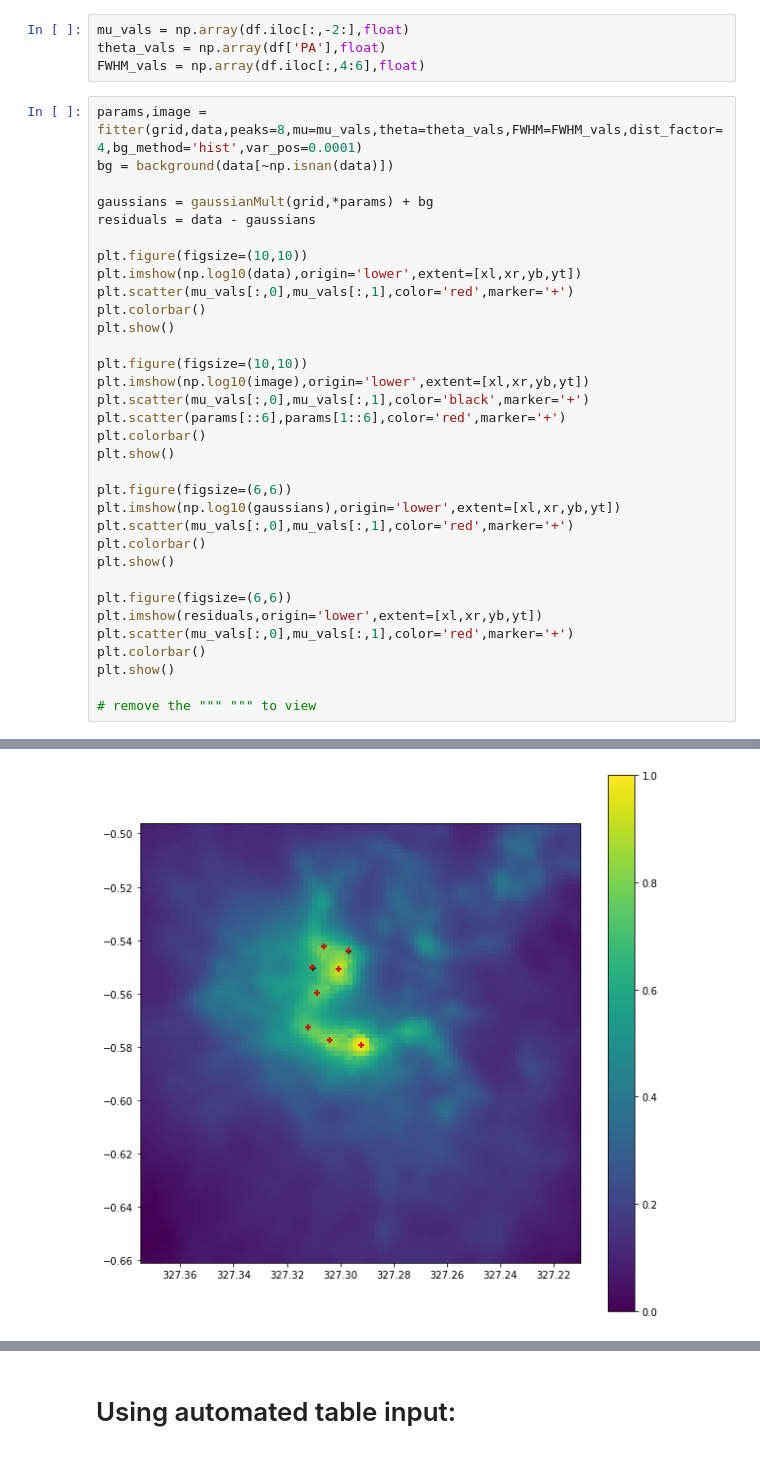
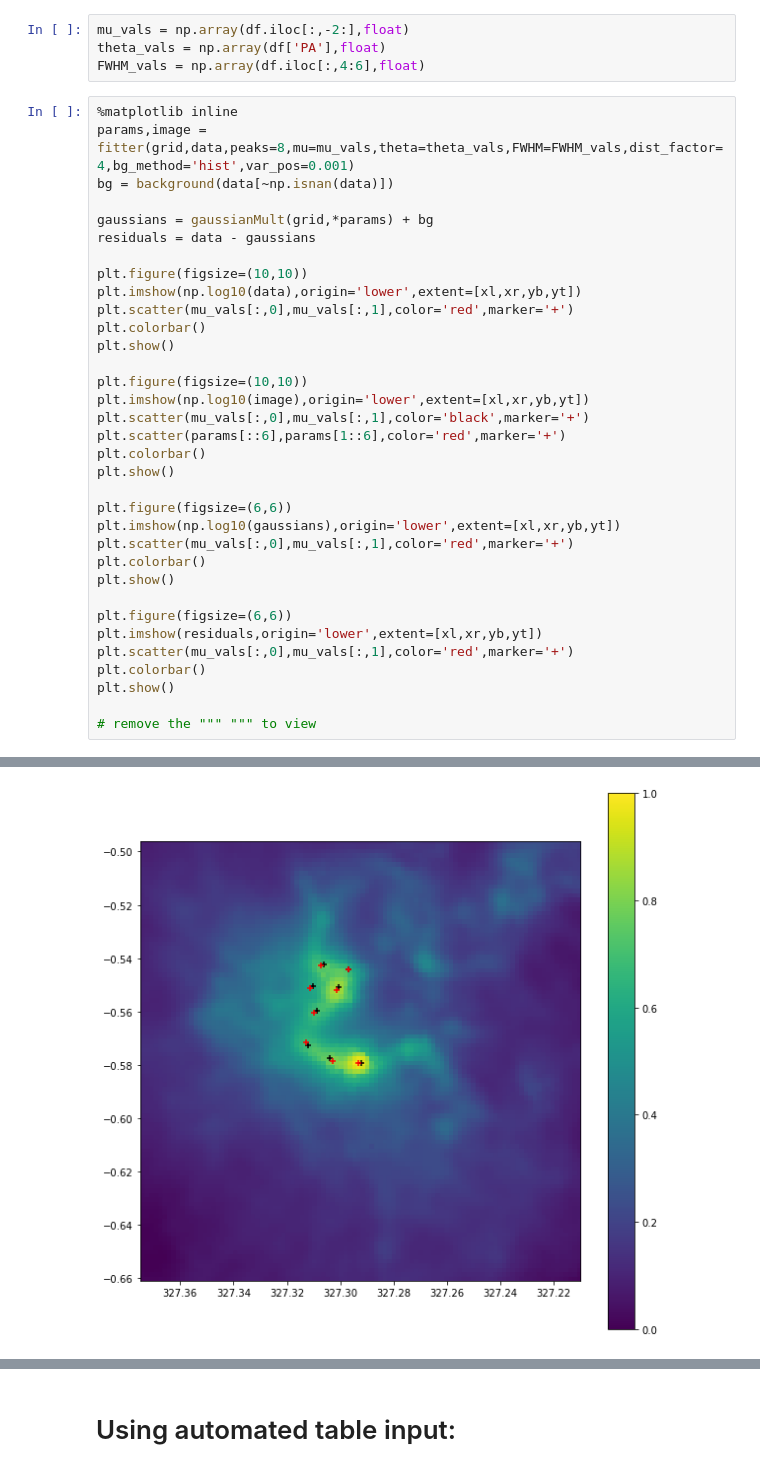
Before and after one commit to martimmcdc/2d-gaussian-fitting, a Jupyter notebook: baseline_reduction_test.ipynb, the cells around one changed output, grey strips where cells are left out. Drawn from its saved outputs; the diff is of its cells as text.

```diff
--- a/baseline_reduction_test.ipynb
+++ b/baseline_reduction_test.ipynb
@@ -68,7 +62,8 @@ mu_vals = np.array(df.iloc[:,-2:],float)
 theta_vals = np.array(df['PA'],float)
 FWHM_vals = np.array(df.iloc[:,4:6],float)
 # %%
-params,image = fitter(grid,data,peaks=8,mu=mu_vals,theta=theta_vals,FWHM=FWHM_vals,dist_factor=4,bg_method='hist',var_pos=0.0001)
+%matplotlib inline
+params,image = fitter(grid,data,peaks=8,mu=mu_vals,theta=theta_vals,FWHM=FWHM_vals,dist_factor=4,bg_method='hist',var_pos=0.001)
 bg = background(data[~np.isnan(data)])
 
 gaussians = gaussianMult(grid,*params) + bg
@@ -76,32 +71,32 @@ residuals = data - gaussians
 
 plt.figure(figsize=(10,10))
 plt.imshow(np.log10(data),origin='lower',extent=[xl,xr,yb,yt])
 plt.scatter(mu_vals[:,0],mu_vals[:,1],color='red',marker='+')
 plt.colorbar()
 plt.show()
 
 plt.figure(figsize=(10,10))
 plt.imshow(np.log10(image),origin='lower',extent=[xl,xr,yb,yt])
 plt.scatter(mu_vals[:,0],mu_vals[:,1],color='black',marker='+')
 plt.scatter(params[::6],params[1::6],color='red',marker='+')
 plt.colorbar()
 plt.show()
 
 plt.figure(figsize=(6,6))
 plt.imshow(np.log10(gaussians),origin='lower',extent=[xl,xr,yb,yt])
 plt.scatter(mu_vals[:,0],mu_vals[:,1],color='red',marker='+')
 plt.colorbar()
 plt.show()
 
 plt.figure(figsize=(6,6))
 plt.imshow(residuals,origin='lower',extent=[xl,xr,yb,yt])
 plt.scatter(mu_vals[:,0],mu_vals[:,1],color='red',marker='+')
 plt.colorbar()
 plt.show()
 
 # remove the """ """ to view
 # %% [output]
 [figure]
 [figure]
-[figure, old version]
+[figure, new version]
 [figure]
```
Also changed, not shown: parts of 7 cells of this notebook, 4 other files.
